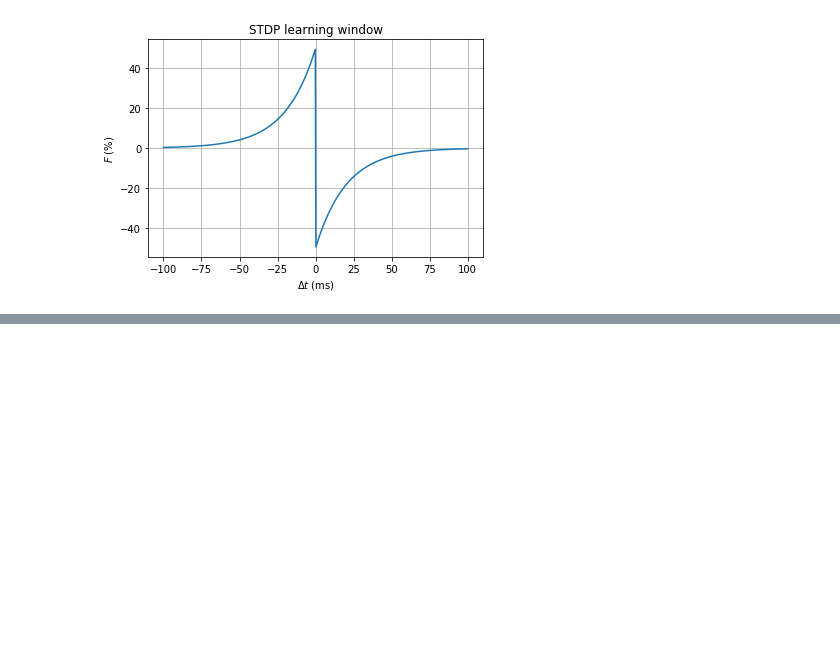
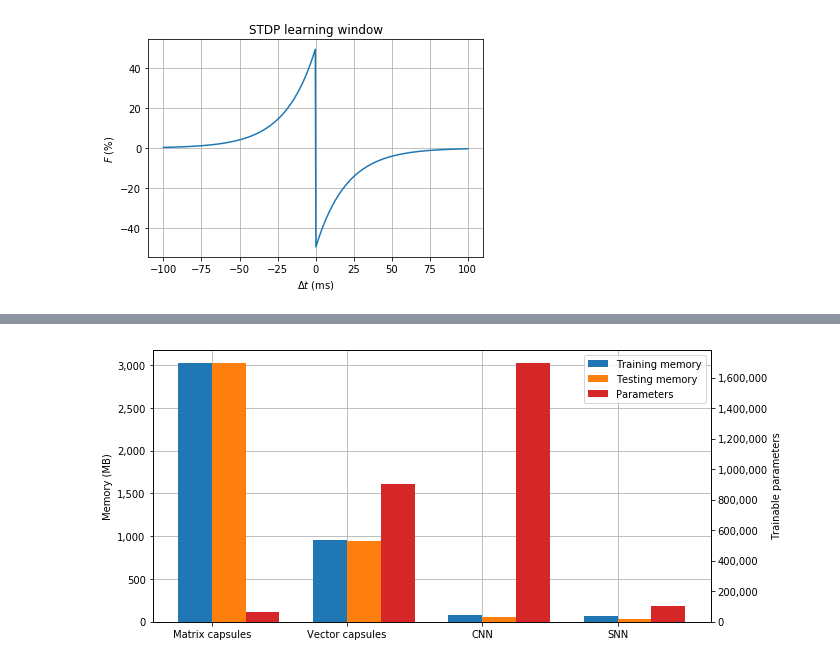
Before and after one commit to JeanElsner/thesis-illustrations, a Jupyter notebook: plots.ipynb, the cells around one changed output, grey strips where cells are left out. Cells and saved outputs as stored; diff of their text form; code cells hidden in the pictures; blank space fills up the shorter version.

```diff
--- a/plots.ipynb
+++ b/plots.ipynb
@@ -43,0 +217,35 @@ print(t[t <= 0])
+# %%
+import numpy as np
+import matplotlib.pyplot as plt
+import seaborn as sns
+import torch
+from itertools import cycle
+from sklearn.preprocessing import label_binarize
+from scipy import interp
+from sklearn.metrics import roc_curve, auc, confusion_matrix
+import matplotlib
+%matplotlib inline
+bw = .25
+idx = np.arange(4)
+networks = ['Matrix capsules', 'Vector capsules', 'CNN', 'SNN']
+plt.figure(figsize=(10,5))
+plt.grid()
+plt.gca().set_axisbelow(True)
+bar1 = plt.bar(idx, [3025.47,956.16,76.94,64.29], bw, label='Training memory')
+bar2 = plt.bar(idx+bw, [3023.48,945.76,57.52,38.46], bw, label='Testing memory')
+plt.ylabel('Memory (MB)')
+plt.gca().get_yaxis().set_major_formatter(
+    matplotlib.ticker.FuncFormatter(lambda x, p: format(int(x), ',')))
+bar3 = plt.gca().twinx().bar(idx+2*bw, [67442,901536,1696645,103005], bw, label='Parameters', color='C3')
+
+plt.gca().get_yaxis().set_major_formatter(
+    matplotlib.ticker.FuncFormatter(lambda x, p: format(int(x), ',')))
+
+plt.ylabel('Trainable parameters')
+plt.legend((bar1, bar2, bar3), ['Training memory', 'Testing memory', 'Parameters'], loc='upper right')
+plt.gca().set_xticks(idx + bw / 2)
+plt.gca().set_xticklabels(networks)
+
+plt.savefig('memory.pdf')
+# %% [output]
+[figure, added]
```
Also changed, not shown: parts of 4 cells of this notebook, 7 other files.
